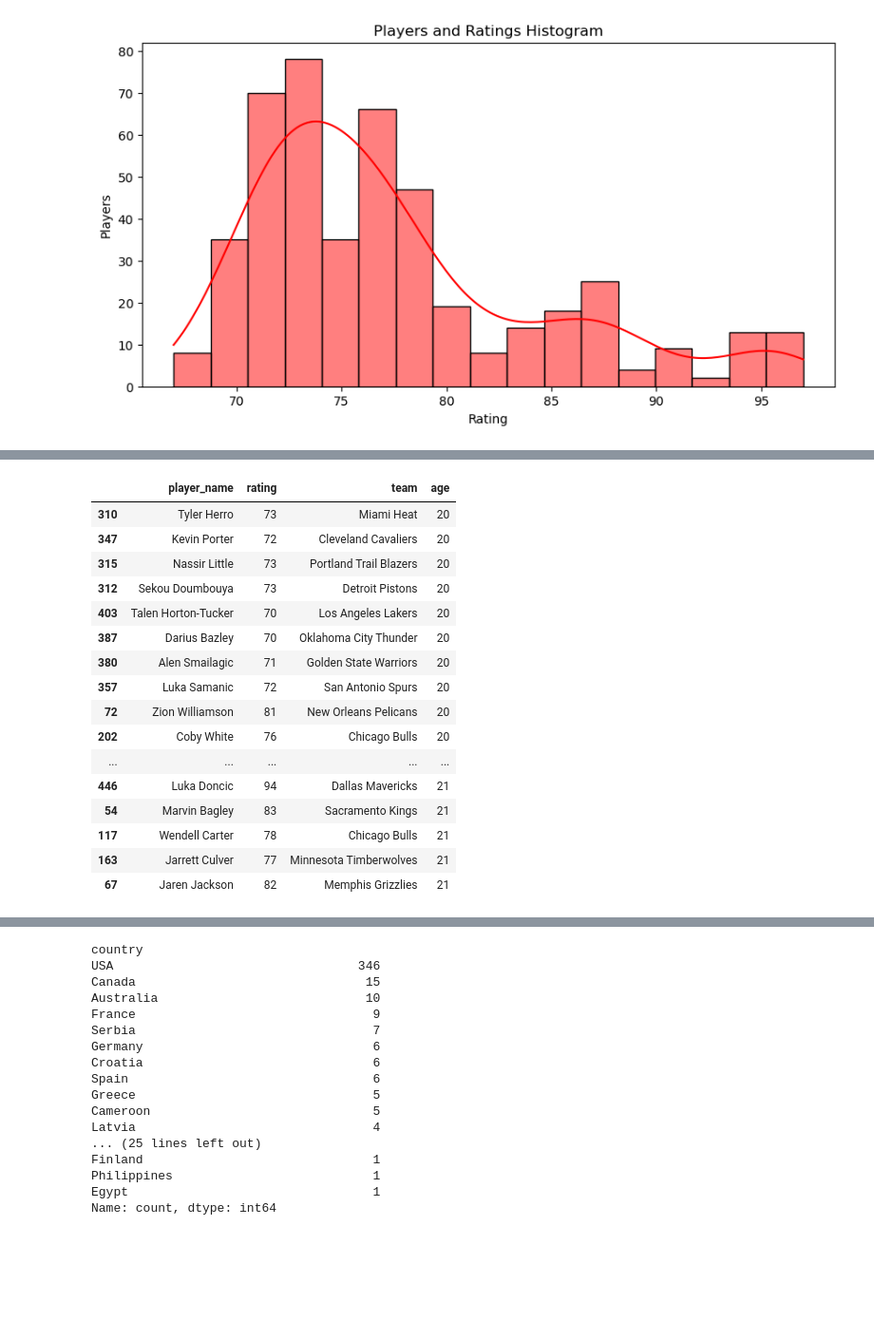
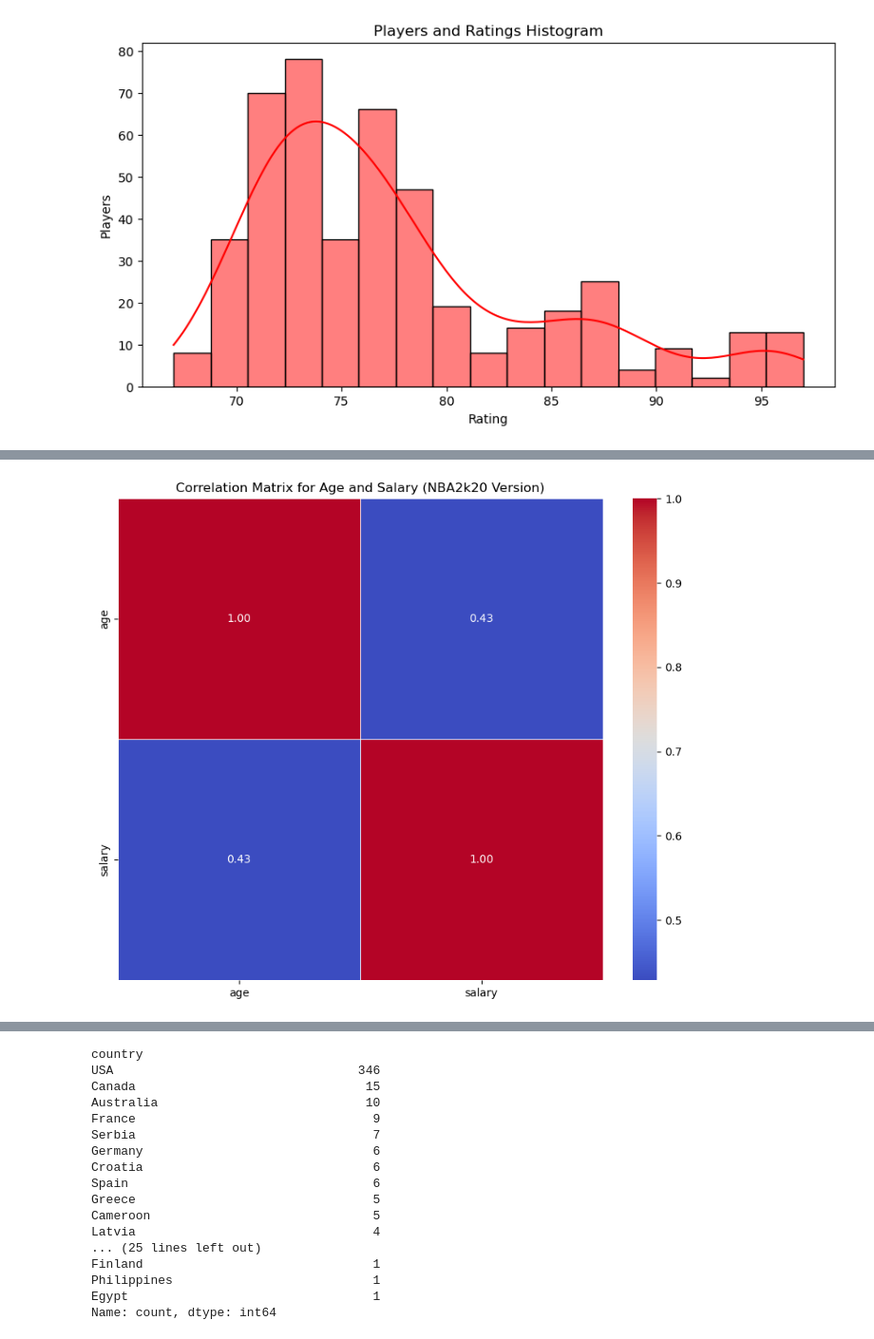
Before and after one commit to denizsimsek8/DATA-SCIENCE-PROJECT, a Jupyter notebook: NBA2K20.ipynb, the cells around one changed output, grey strips where cells are left out. Shown at 95% size. Saved outputs shown, nothing was run; the diff lists cells and outputs as text; code cells hidden in the pictures; blank space fills up the shorter version.

```diff
--- a/NBA2K20.ipynb
+++ b/NBA2K20.ipynb
@@ -302,25 +311,25 @@ data.sort_values(by = 'age', ascending = False)[['player_name', 'rating', 'team'
-# %%
-# 25 youngest players
-
-data.sort_values(by = 'age', ascending = True)[['player_name', 'rating', 'team', 'age']].head(25)
-# %% [output]
-|  | player_name | rating | team | age |
-| 310 | Tyler Herro | 73 | Miami Heat | 20 |
-| 347 | Kevin Porter | 72 | Cleveland Cavaliers | 20 |
-| 315 | Nassir Little | 73 | Portland Trail Blazers | 20 |
-| 312 | Sekou Doumbouya | 73 | Detroit Pistons | 20 |
-| 403 | Talen Horton-Tucker | 70 | Los Angeles Lakers | 20 |
-| 387 | Darius Bazley | 70 | Oklahoma City Thunder | 20 |
-| 380 | Alen Smailagic | 71 | Golden State Warriors | 20 |
-| 357 | Luka Samanic | 72 | San Antonio Spurs | 20 |
-| 72 | Zion Williamson | 81 | New Orleans Pelicans | 20 |
-| 202 | Coby White | 76 | Chicago Bulls | 20 |
-| ... | ... | ... | ... | ... |
-| 446 | Luka Doncic | 94 | Dallas Mavericks | 21 |
-| 54 | Marvin Bagley | 83 | Sacramento Kings | 21 |
-| 117 | Wendell Carter | 78 | Chicago Bulls | 21 |
-| 163 | Jarrett Culver | 77 | Minnesota Timberwolves | 21 |
-| 67 | Jaren Jackson | 82 | Memphis Grizzlies | 21 |
+# %%
+
+# 'NBA2k20' sürümüne ait verileri seçme
+nba2k20_data = data[data['version'] == 'NBA2k20']
+
+# 'NBA2k20' sürümüne ait yaş ve maaş verilerini içeren bir alt veri çerçevesi oluşturma
+age_salary_data_nba2k20 = nba2k20_data[['age', 'salary']].dropna()
+
+# Korelasyon matrisini oluşturma
+correlation_matrix = age_salary_data_nba2k20.corr()
+
+# Korelasyon matrisini ısı haritası olarak görselleştirme
+plt.figure(figsize=(10, 8))
+sns.heatmap(correlation_matrix, annot=True, cmap='coolwarm', fmt=".2f", linewidths=.5)
+
+# Başlık ekleyin
+plt.title('Correlation Matrix for Age and Salary (NBA2k20 Version)')
+
+# Grafik göster
+plt.show()
+# %% [output]
+[figure, added]
 # %%
 # Veri çerçevesini oluşturma
 
```
Also changed, not shown: parts of 19 cells of this notebook.
